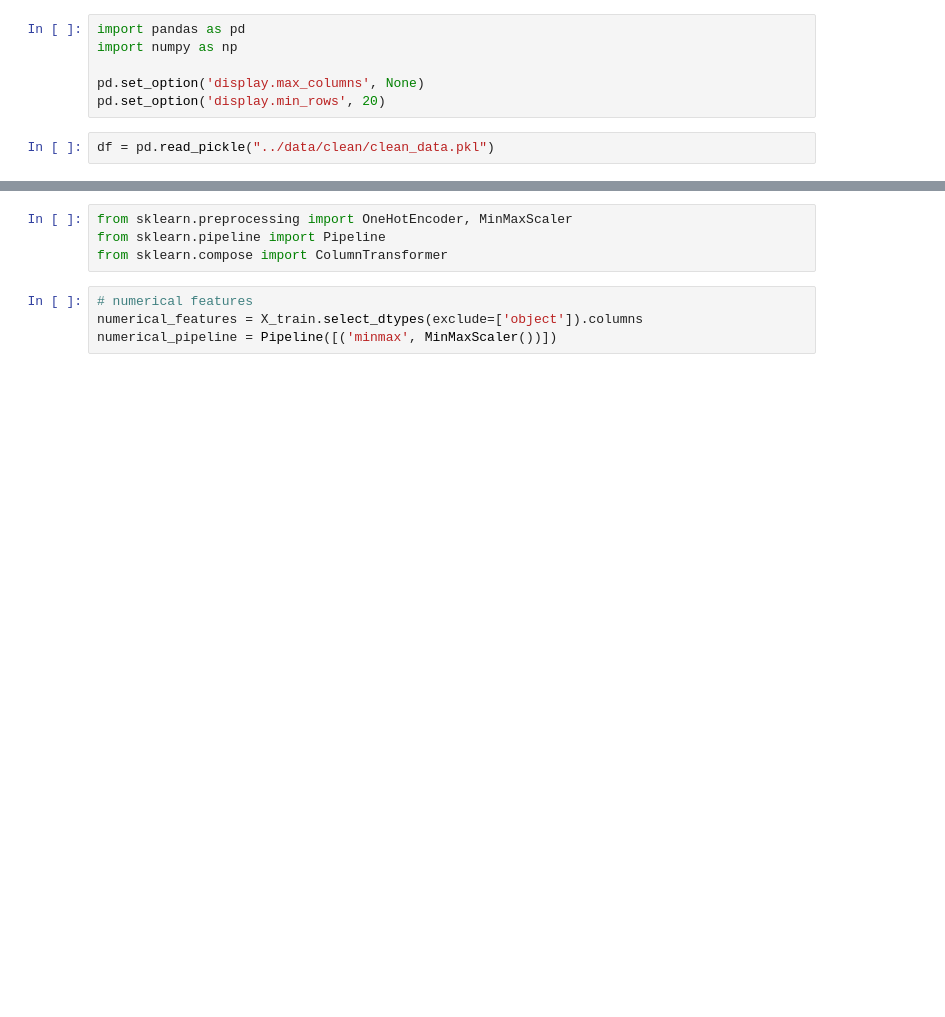
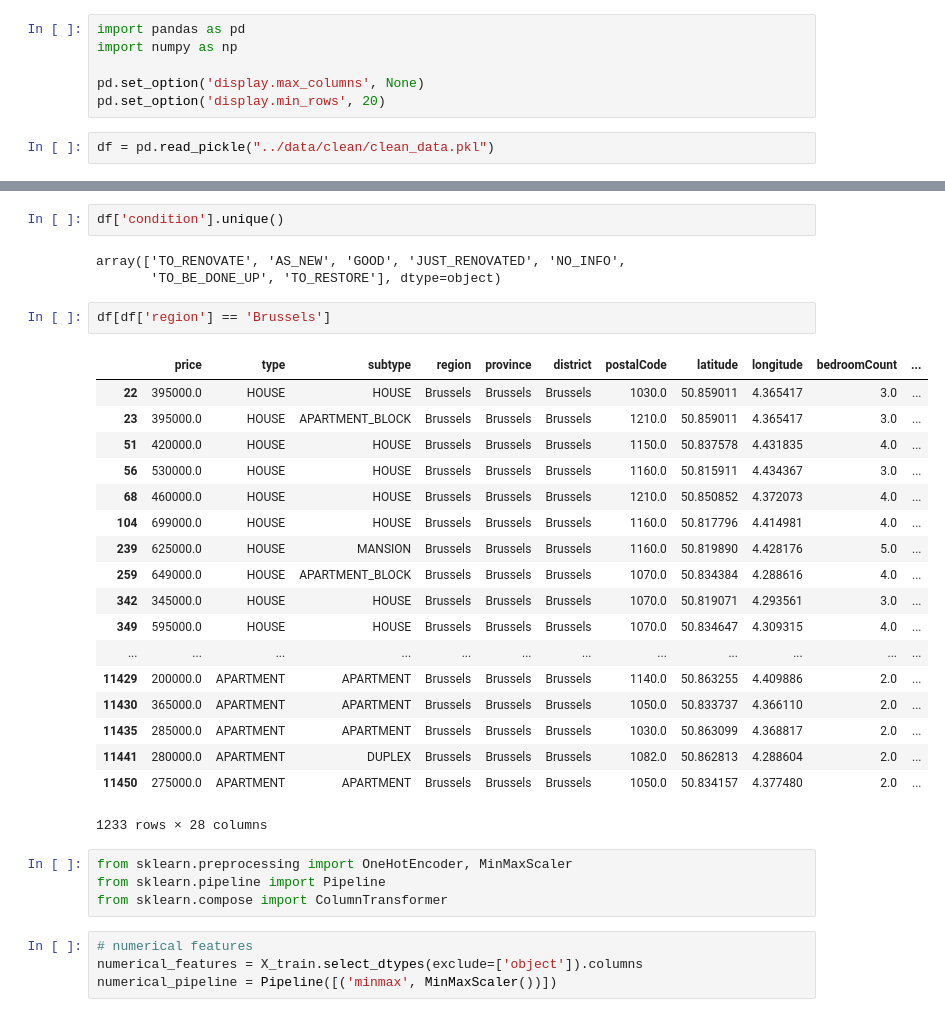
Before and after one commit to feldeh/price-prediction-api, a Jupyter notebook: notebooks/pipeline.ipynb, the cells around one changed output, grey strips where cells are left out. Drawn from its saved outputs; the diff is of its cells as text; blank space fills up the shorter version.

```diff
--- a/notebooks/pipeline.ipynb
+++ b/notebooks/pipeline.ipynb
@@ -25,3 +65,29 @@ X_train, X_test, y_train, y_test = train_test_split(X, y, test_size=0.2, random_
+# %%
+df['condition'].unique()
+# %% [output]
+array(['TO_RENOVATE', 'AS_NEW', 'GOOD', 'JUST_RENOVATED', 'NO_INFO',
+       'TO_BE_DONE_UP', 'TO_RESTORE'], dtype=object)
+# %%
+df[df['region'] == 'Brussels']
+# %% [output]
+|  | price | type | subtype | region | province | district | postalCode | latitude | longitude | bedroomCount | ... |
+| 22 | 395000.0 | HOUSE | HOUSE | Brussels | Brussels | Brussels | 1030.0 | 50.859011 | 4.365417 | 3.0 | ... |
+| 23 | 395000.0 | HOUSE | APARTMENT_BLOCK | Brussels | Brussels | Brussels | 1210.0 | 50.859011 | 4.365417 | 3.0 | ... |
+| 51 | 420000.0 | HOUSE | HOUSE | Brussels | Brussels | Brussels | 1150.0 | 50.837578 | 4.431835 | 4.0 | ... |
+| 56 | 530000.0 | HOUSE | HOUSE | Brussels | Brussels | Brussels | 1160.0 | 50.815911 | 4.434367 | 3.0 | ... |
+| 68 | 460000.0 | HOUSE | HOUSE | Brussels | Brussels | Brussels | 1210.0 | 50.850852 | 4.372073 | 4.0 | ... |
+| 104 | 699000.0 | HOUSE | HOUSE | Brussels | Brussels | Brussels | 1160.0 | 50.817796 | 4.414981 | 4.0 | ... |
+| 239 | 625000.0 | HOUSE | MANSION | Brussels | Brussels | Brussels | 1160.0 | 50.819890 | 4.428176 | 5.0 | ... |
+| 259 | 649000.0 | HOUSE | APARTMENT_BLOCK | Brussels | Brussels | Brussels | 1070.0 | 50.834384 | 4.288616 | 4.0 | ... |
+| 342 | 345000.0 | HOUSE | HOUSE | Brussels | Brussels | Brussels | 1070.0 | 50.819071 | 4.293561 | 3.0 | ... |
+| 349 | 595000.0 | HOUSE | HOUSE | Brussels | Brussels | Brussels | 1070.0 | 50.834647 | 4.309315 | 4.0 | ... |
+| ... | ... | ... | ... | ... | ... | ... | ... | ... | ... | ... | ... |
+| 11429 | 200000.0 | APARTMENT | APARTMENT | Brussels | Brussels | Brussels | 1140.0 | 50.863255 | 4.409886 | 2.0 | ... |
+| 11430 | 365000.0 | APARTMENT | APARTMENT | Brussels | Brussels | Brussels | 1050.0 | 50.833737 | 4.366110 | 2.0 | ... |
+| 11435 | 285000.0 | APARTMENT | APARTMENT | Brussels | Brussels | Brussels | 1030.0 | 50.863099 | 4.368817 | 2.0 | ... |
+| 11441 | 280000.0 | APARTMENT | DUPLEX | Brussels | Brussels | Brussels | 1082.0 | 50.862813 | 4.288604 | 2.0 | ... |
+| 11450 | 275000.0 | APARTMENT | APARTMENT | Brussels | Brussels | Brussels | 1050.0 | 50.834157 | 4.377480 | 2.0 | ... |
+1233 rows × 28 columns
 # %%
 from sklearn.preprocessing import OneHotEncoder, MinMaxScaler
 from sklearn.pipeline import Pipeline
```
Also changed, not shown: parts of 4 cells of this notebook, 17 other files.
